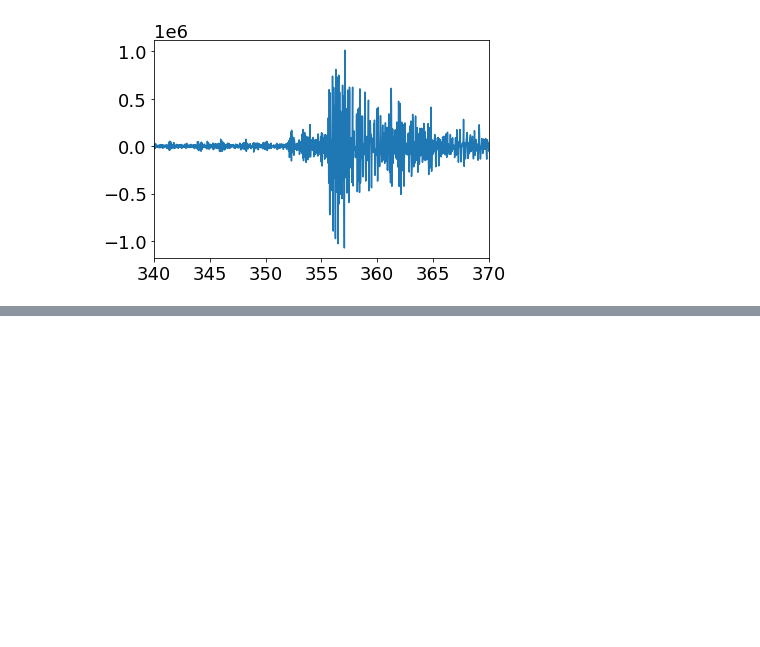
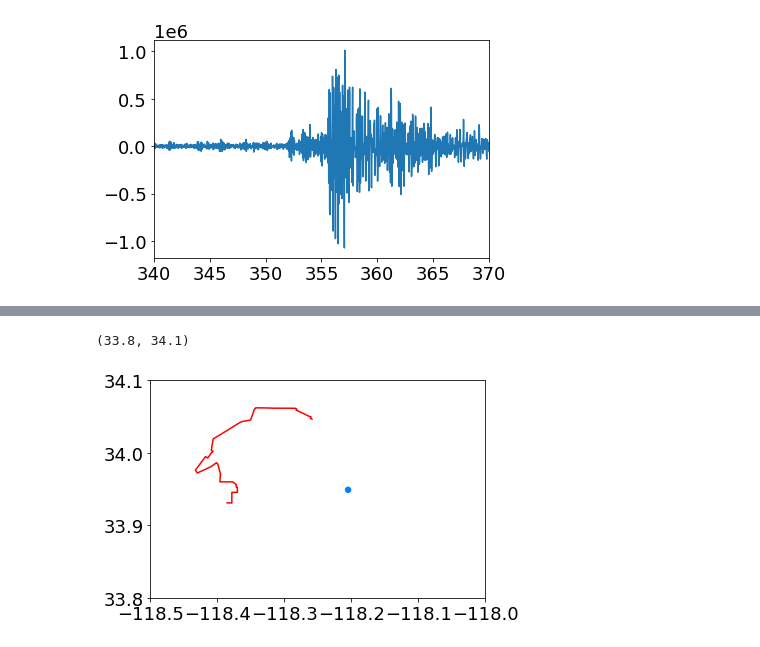
Before and after one commit to yinjiuxun/das-strain-scaling, a Jupyter notebook: jupyter_notebooks/load_temporal_events.ipynb, the cells around one changed output, grey strips where cells are left out. Saved outputs shown, nothing was run; the diff lists cells and outputs as text; code cells hidden in the pictures; blank space fills up the shorter version.

```diff
--- a/jupyter_notebooks/load_temporal_events.ipynb
+++ b/jupyter_notebooks/load_temporal_events.ipynb
@@ -136,0 +159,8 @@ plt.xlim(340, 370)
+# %%
+data_path = '/kuafu/EventData/LA_Google'
+
+catalog = pd.read_csv(data_path + '/catalog.csv')
+das_info = pd.read_csv(data_path + '/das_info.csv')
+# %%
+temp_catalog = catalog[catalog.magnitude >=3]
+temp_catalog
@@ -136,0 +185,9 @@ plt.xlim(340, 370)
+# %%
+fig, ax = plt.subplots()
+ax.plot(das_info.longitude, das_info.latitude, '-r')
+ax.scatter(temp_catalog.longitude, temp_catalog.latitude, s=30, c=temp_catalog.magnitude, cmap='jet')
+ax.set_xlim(-118.5, -118)
+ax.set_ylim(33.8, 34.1)
+# %% [output]
+(33.8, 34.1)
+[figure, added]
```
Also changed, not shown: parts of 23 cells of this notebook, 2 other files.
